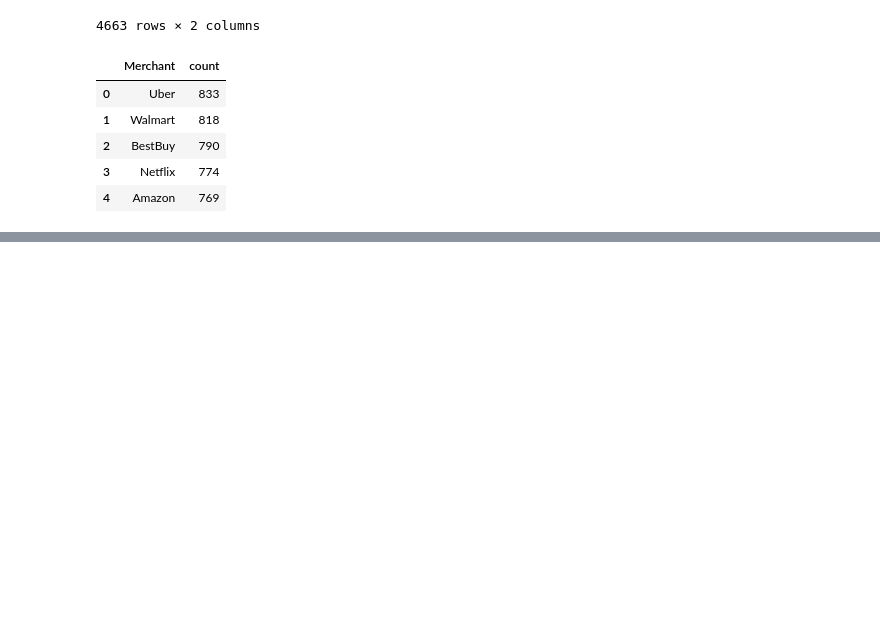
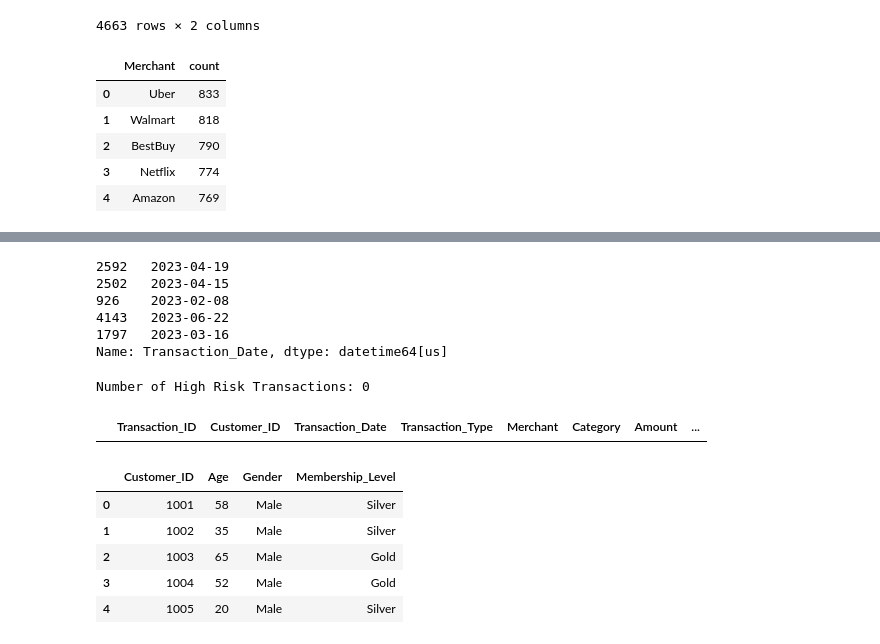
Before and after one commit to priyankrathoddd/Data-Science-Case-Study, a Jupyter notebook: Credit Card Case Study/Credit Card Case Study.ipynb, the cells around one changed output, grey strips where cells are left out. Drawn from its saved outputs; the diff is of its cells as text; code cells hidden in the pictures; blank space fills up the shorter version.

```diff
--- a/Credit Card Case Study/Credit Card Case Study.ipynb
+++ b/Credit Card Case Study/Credit Card Case Study.ipynb
@@ -418,0 +463,29 @@ top_5_merchants
+# %%
+data['Transaction_Date'].head()
+# %% [output]
+2592   2023-04-19
+2502   2023-04-15
+926    2023-02-08
+4143   2023-06-22
+1797   2023-03-16
+Name: Transaction_Date, dtype: datetime64[us]
+# %%
+# Find transactions where Amount > $5000 and Transaction_Type is Online (flag as high-risk).
+print("Number of High Risk Transactions:", len(high_risk_transactions))
+
+high_risk_transactions
+# %% [output]
+Number of High Risk Transactions: 0
+|  | Transaction_ID | Customer_ID | Transaction_Date | Transaction_Type | Merchant | Category | Amount | ... |
+# %%
+# Data Merging and Joining
+# Suppose you have another dataset (customer_info.csv) containing Customer_ID, Age, Gender, and Account_Status.
+customer_info= pd.read_csv("customer_details.csv")
+customer_info.head()
+# %% [output]
+|  | Customer_ID | Age | Gender | Membership_Level |
+| 0 | 1001 | 58 | Male | Silver |
+| 1 | 1002 | 35 | Male | Silver |
+| 2 | 1003 | 65 | Male | Gold |
+| 3 | 1004 | 52 | Male | Gold |
+| 4 | 1005 | 20 | Male | Silver |
```
Also changed, not shown: parts of 4 cells of this notebook, 2 other files.
